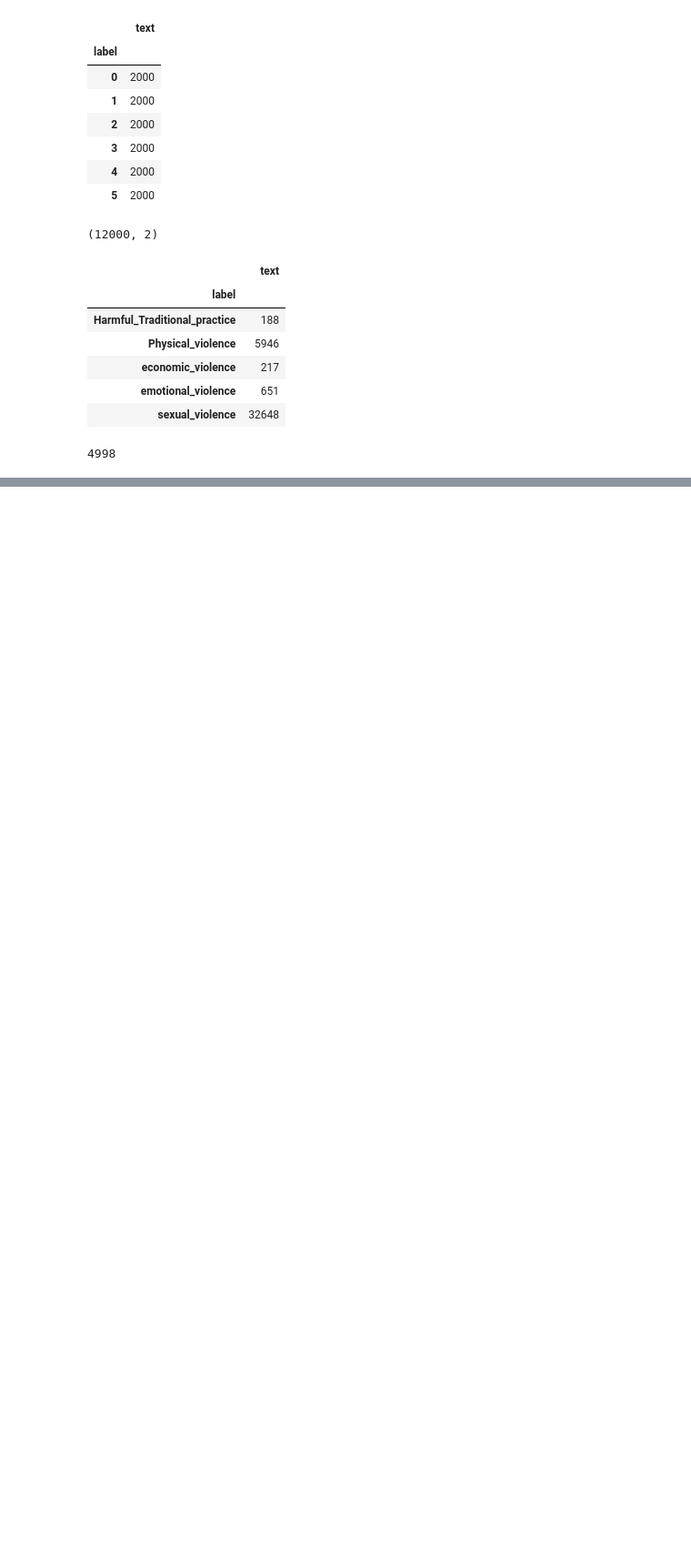
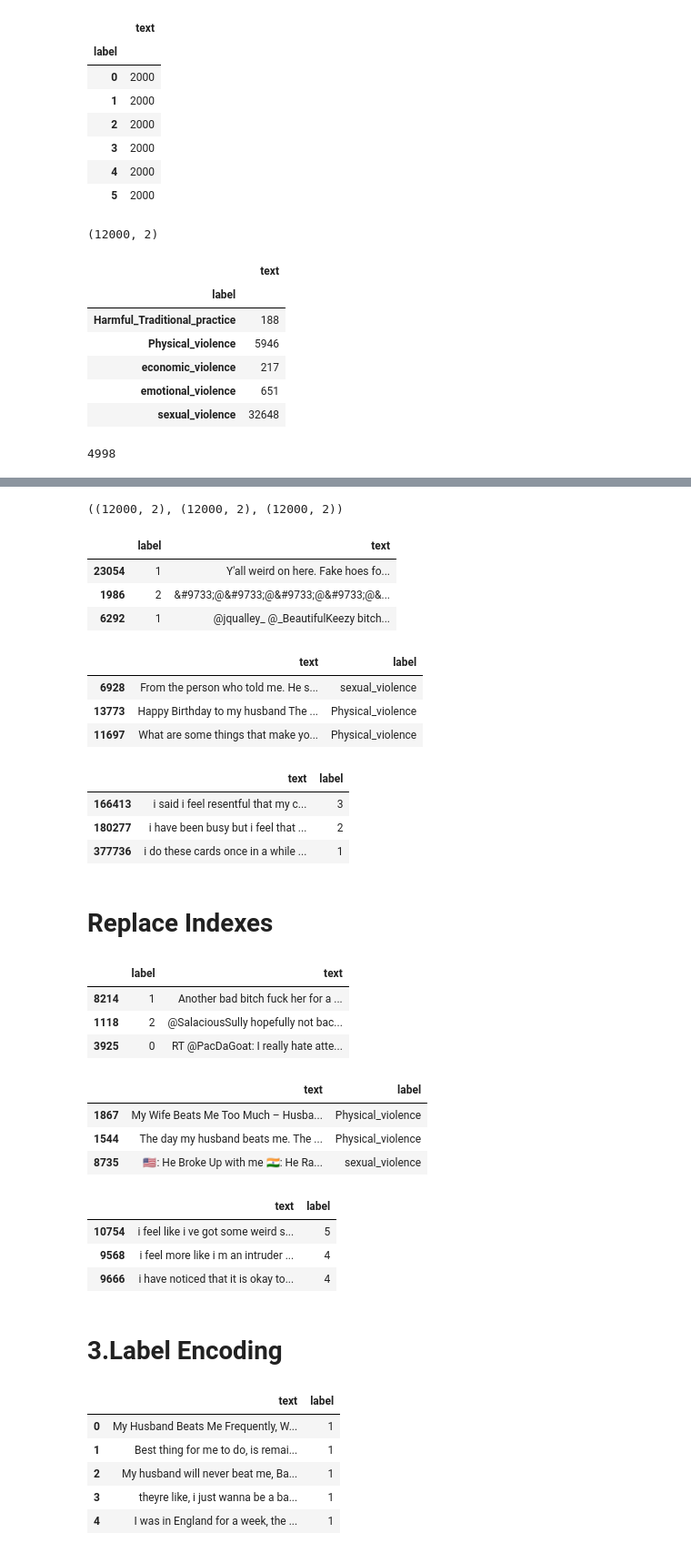
Before and after one commit to LLWICK/Multi-Task-NLP-model-with-LSTM-Emotions, a Jupyter notebook: Training/Training.ipynb, the cells around one changed output, grey strips where cells are left out. Shown: that part at 91% size. Cells and saved outputs as stored; diff of their text form; code cells hidden in the pictures; blank space fills up the shorter version.

```diff
--- a/Training/Training.ipynb
+++ b/Training/Training.ipynb
@@ -182,0 +217,54 @@ violence_df.groupby('label').count()
+# %%
+hate_df.shape, violence_df.shape,emotions_df.shape
+# %% [output]
+((12000, 2), (12000, 2), (12000, 2))
+# %%
+hate_df.sample(3)
+# %% [output]
+|  | label | text |
+| 23054 | 1 | Y'all weird on here. Fake hoes fo... |
+| 1986 | 2 | &#9733;@&#9733;@&#9733;@&#9733;@&... |
+| 6292 | 1 | @jqualley_ @_BeautifulKeezy bitch... |
+# %%
+violence_df.sample(3)
+# %% [output]
+|  | text | label |
+| 6928 | From the person who told me. He s... | sexual_violence |
+| 13773 | Happy Birthday to my husband The ... | Physical_violence |
+| 11697 | What are some things that make yo... | Physical_violence |
+# %%
+emotions_df.sample(3)
+# %% [output]
+|  | text | label |
+| 166413 | i said i feel resentful that my c... | 3 |
+| 180277 | i have been busy but i feel that ... | 2 |
+| 377736 | i do these cards once in a while ... | 1 |
+# %% [markdown]
+# Replace Indexes
+# %%
+hate_df.reset_index(drop=True,inplace=True)
+emotions_df.reset_index(drop=True,inplace=True)
+violence_df.reset_index(drop=True,inplace=True)
+# %%
+hate_df.sample(3)
+# %% [output]
+|  | label | text |
+| 8214 | 1 | Another bad bitch fuck her for a ... |
+| 1118 | 2 | @SalaciousSully hopefully not bac... |
+| 3925 | 0 | RT @PacDaGoat: I really hate atte... |
+# %%
+violence_df.sample(3)
+# %% [output]
+|  | text | label |
+| 1867 | My Wife Beats Me Too Much – Husba... | Physical_violence |
+| 1544 | The day my husband beats me. The ... | Physical_violence |
+| 8735 | 🇺🇸: He Broke Up with me 🇮🇳: He Ra... | sexual_violence |
+# %%
+emotions_df.sample(3)
+# %% [output]
+|  | text | label |
+| 10754 | i feel like i ve got some weird s... | 5 |
+| 9568 | i feel more like i m an intruder ... | 4 |
+| 9666 | i have noticed that it is okay to... | 4 |
+# %% [markdown]
+# 3.Label Encoding
@@ -182,0 +273,11 @@ violence_df.groupby('label').count()
+# %%
+l_encoder = LabelEncoder()
+violence_df['label']=l_encoder.fit_transform(violence_df['label'])
+violence_df.head()
+# %% [output]
+|  | text | label |
+| 0 | My Husband Beats Me Frequently, W... | 1 |
+| 1 | Best thing for me to do, is remai... | 1 |
+| 2 | My husband will never beat me, Ba... | 1 |
+| 3 | theyre like, i just wanna be a ba... | 1 |
+| 4 | I was in England for a week, the ... | 1 |
```
Also changed, not shown: parts of 22 cells of this notebook.
